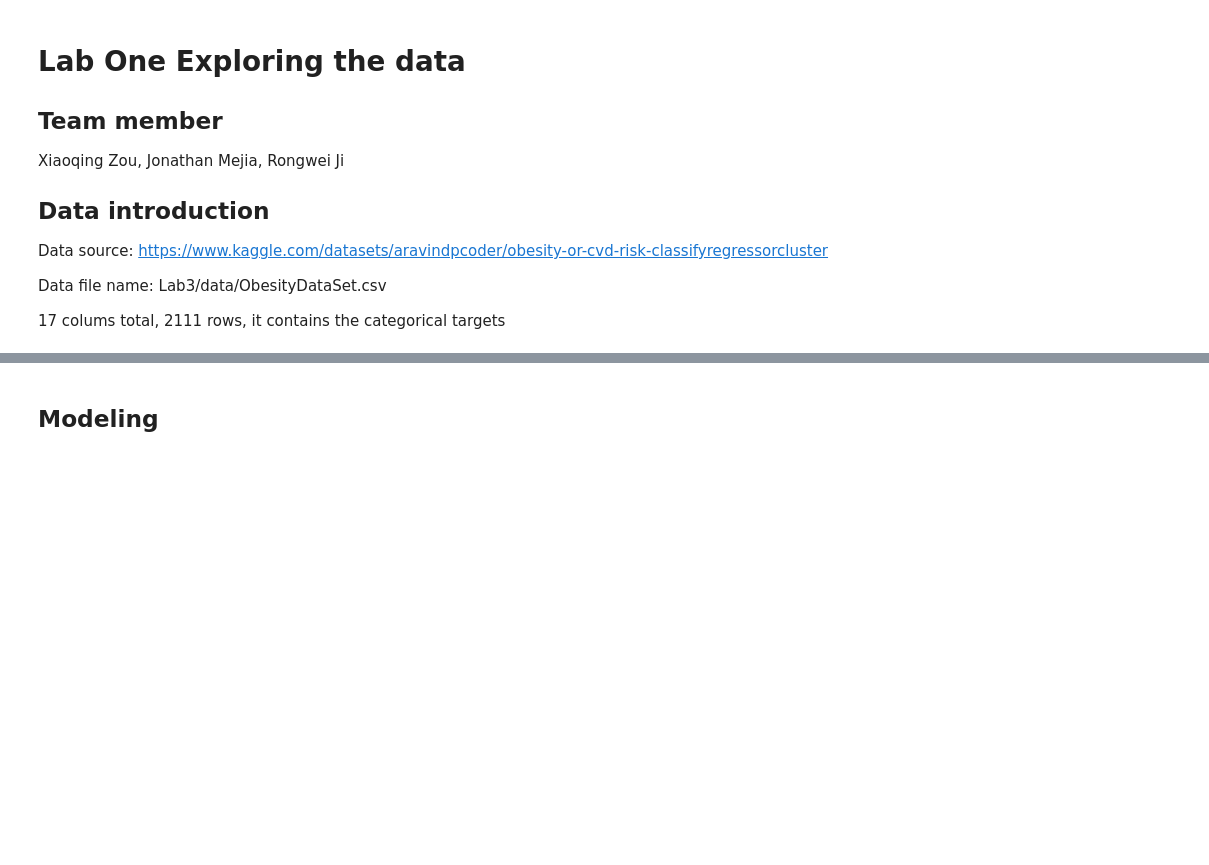
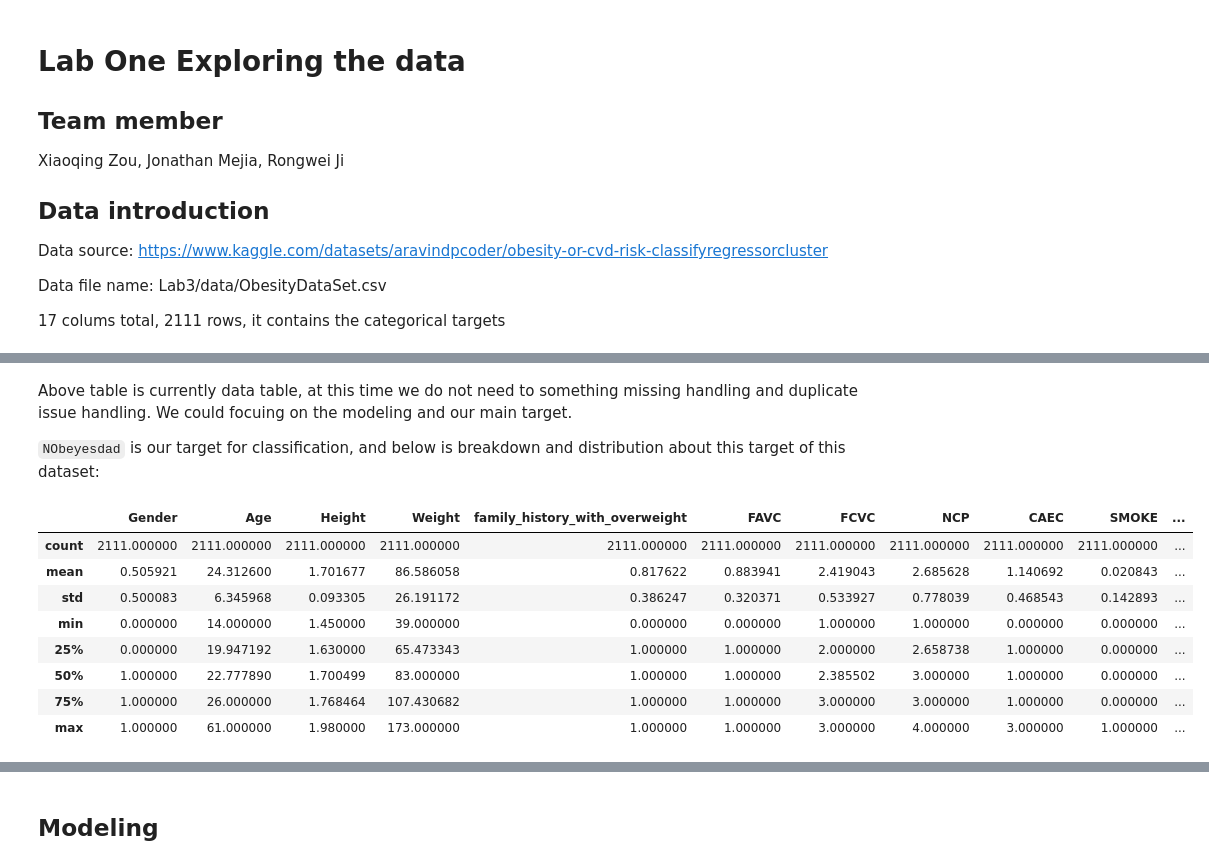
Before and after one commit to livingspring/CS7324LabAssignment, a Jupyter notebook: Lab3.ipynb, the cells around one changed output, grey strips where cells are left out. Saved outputs shown, nothing was run; the diff lists cells and outputs as text; code cells hidden in the pictures; blank space fills up the shorter version.

```diff
--- a/Lab3.ipynb
+++ b/Lab3.ipynb
@@ -23,0 +98,19 @@ For this task, we would prepare our dataset by selecting relevant features such
+# %%
+df_describe=pd.DataFrame()
+pd.set_option('max_colwidth',200)
+df_describe['Attribute']=df.columns
+df_describe['Description']=['Gender','Age','Height','Weight','family',
+                            'Frequent consumption of high caloric food',
+                            'Frequency of consumption of vegetables',
+                            'Number of main meals',
+                            'Consumption of food between meals',
+                            'SMOKE',
+                            'Consumption of water daily','Calories consumption monitoring',
+                            "Physical activity frequency",
+
+                            "Time using technology devices",
+                            "Consumption of alcohol",
+                            "Transportation used","Obeyesdad"]
+df_describe['Type']=['Bool,1/0','Interval,float','Ratio,float','Ratio,float','Bool,1/0','ratio,float','ratio,float','ratio,float','ratio,float',"Bool,1/0","Ordinal,int","Bool,1/0","ratio,float","ratio,float","Ordinal,int","norminal","Ordinal,int"]
+df_describe['Convertion/Range']=['1=male,0=female',"14-65",'1.45-1.98','39-173','yes=1.no=0','1-3','1-3','1-3','0=no,1=sometimes,2=frequently,3=always','yes=1.no=0','1-3','yes=1.no=0','0-3','0-2','0=no,1=sometimes,2=frequently,3=always','','Normal_Weight=1,Overweight_Level_I=2 ,Overweight_Level_II=3,Obesity_Type_I=4, Insufficient_Weight=0,Obesity_Type_II=5,Obesity_Type_III=6']
+df_describe
@@ -23,0 +136,16 @@ For this task, we would prepare our dataset by selecting relevant features such
+# %% [markdown]
+Above table is currently data table, at this time we do not need to something missing handling and duplicate issue handling. We could focuing on the modeling and our main target.
+
+`NObeyesdad` is our target for classification, and below is breakdown and distribution about this target of this dataset:
+# %%
+df.describe() # show the summary statistics
+# %% [output]
+|  | Gender | Age | Height | Weight | family_history_with_overweight | FAVC | FCVC | NCP | CAEC | SMOKE | ... |
+| count | 2111.000000 | 2111.000000 | 2111.000000 | 2111.000000 | 2111.000000 | 2111.000000 | 2111.000000 | 2111.000000 | 2111.000000 | 2111.000000 | ... |
+| mean | 0.505921 | 24.312600 | 1.701677 | 86.586058 | 0.817622 | 0.883941 | 2.419043 | 2.685628 | 1.140692 | 0.020843 | ... |
+| std | 0.500083 | 6.345968 | 0.093305 | 26.191172 | 0.386247 | 0.320371 | 0.533927 | 0.778039 | 0.468543 | 0.142893 | ... |
+| min | 0.000000 | 14.000000 | 1.450000 | 39.000000 | 0.000000 | 0.000000 | 1.000000 | 1.000000 | 0.000000 | 0.000000 | ... |
+| 25% | 0.000000 | 19.947192 | 1.630000 | 65.473343 | 1.000000 | 1.000000 | 2.000000 | 2.658738 | 1.000000 | 0.000000 | ... |
+| 50% | 1.000000 | 22.777890 | 1.700499 | 83.000000 | 1.000000 | 1.000000 | 2.385502 | 3.000000 | 1.000000 | 0.000000 | ... |
+| 75% | 1.000000 | 26.000000 | 1.768464 | 107.430682 | 1.000000 | 1.000000 | 3.000000 | 3.000000 | 1.000000 | 0.000000 | ... |
+| max | 1.000000 | 61.000000 | 1.980000 | 173.000000 | 1.000000 | 1.000000 | 3.000000 | 4.000000 | 3.000000 | 1.000000 | ... |
```
Also changed, not shown: parts of 14 cells of this notebook.
